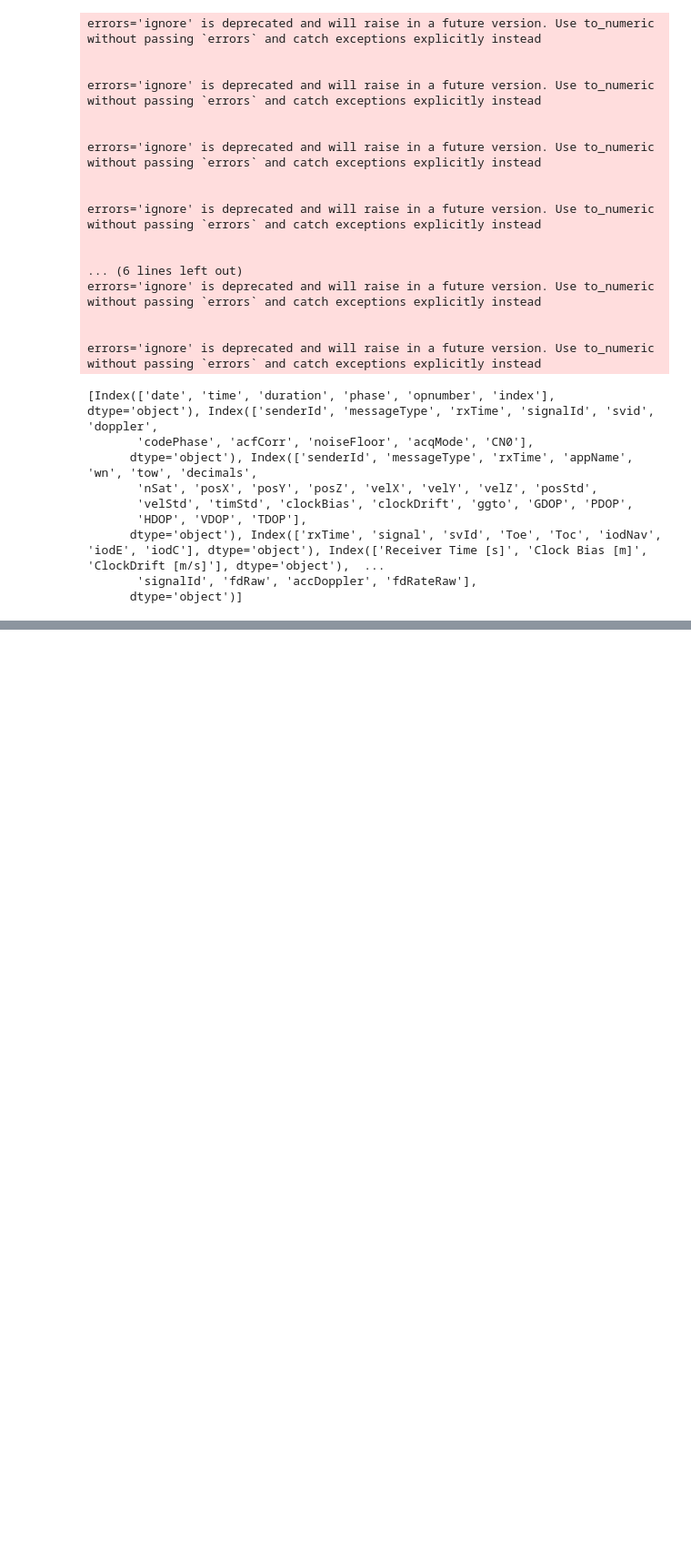
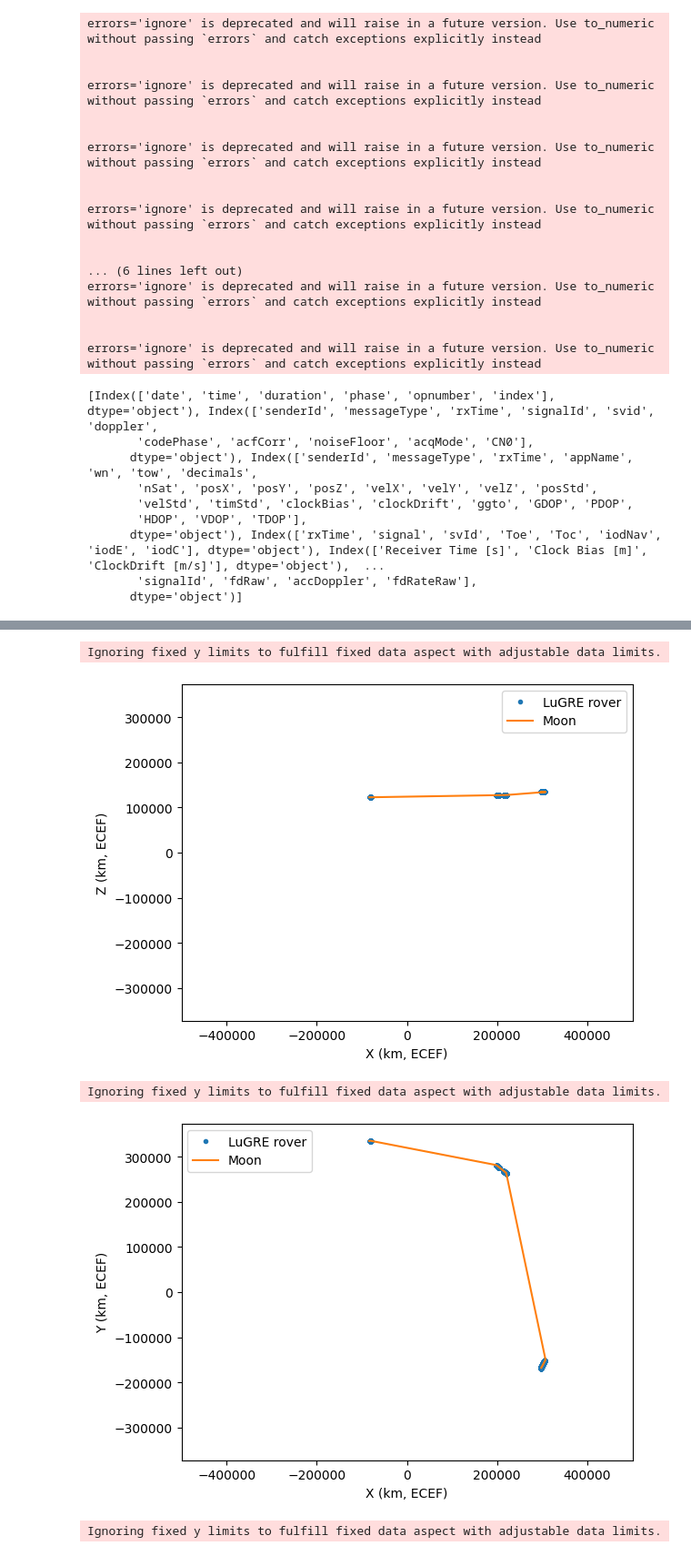
Before and after one commit to colin-skinner/AA-272-GPS-Final, a Jupyter notebook: project.ipynb, the cells around one changed output, grey strips where cells are left out. Shown: that part at 91% size. Drawn from its saved outputs; the diff is of its cells as text; code cells hidden in the pictures; blank space fills up the shorter version.

```diff
--- a/project.ipynb
+++ b/project.ipynb
@@ -316,0 +114,39 @@ plt.scatter(moon_ecef_m[:,0], moon_ecef_m[:,1])
+# %%
+plt.figure()
+plt.plot(rx_ecef_km[:,0], rx_ecef_km[:,2], '.', label="LuGRE rover")
+plt.plot(moon_ecef_km[:,0], moon_ecef_km[:,2], '-', label="Moon")
+plt.axis('equal')
+plt.legend()
+plt.xlabel("X (km, ECEF)")
+plt.ylabel("Z (km, ECEF)")
+plt.xlim(-5e5, 5e5)
+plt.ylim(-5e5, 5e5)
+plt.show()
+
+plt.figure()
+plt.plot(rx_ecef_km[:,0], rx_ecef_km[:,1], '.', label="LuGRE rover")
+plt.plot(moon_ecef_km[:,0], moon_ecef_km[:,1], '-', label="Moon")
+plt.axis('equal')
+plt.legend()
+plt.xlabel("X (km, ECEF)")
+plt.ylabel("Y (km, ECEF)")
+plt.xlim(-5e5, 5e5)
+plt.ylim(-5e5, 5e5)
+plt.show()
+
+plt.figure()
+plt.plot(rx_ecef_km[:,1], rx_ecef_km[:,2], '.', label="LuGRE rover")
+plt.plot(moon_ecef_km[:,1], moon_ecef_km[:,2], '-', label="Moon")
+plt.axis('equal')
+plt.legend()
+plt.xlabel("Y (km, ECEF)")
+plt.ylabel("Z (km, ECEF)")
+plt.xlim(-5e5, 5e5)
+plt.ylim(-5e5, 5e5)
+plt.show()
+# %% [output]
+Ignoring fixed y limits to fulfill fixed data aspect with adjustable data limits.
+[figure, added]
+Ignoring fixed y limits to fulfill fixed data aspect with adjustable data limits.
+[figure, added]
+Ignoring fixed y limits to fulfill fixed data aspect with adjustable data limits.
```
Also changed, not shown: parts of 31 cells of this notebook.
